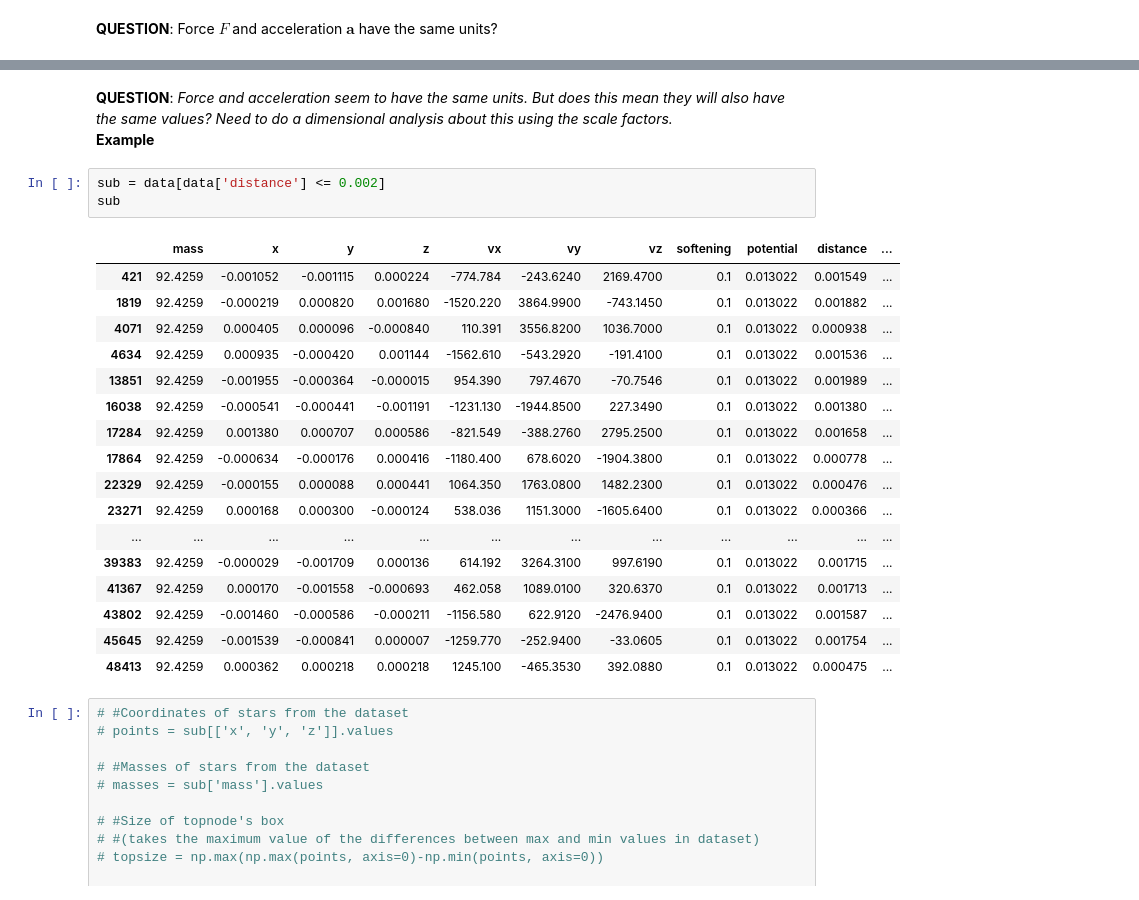
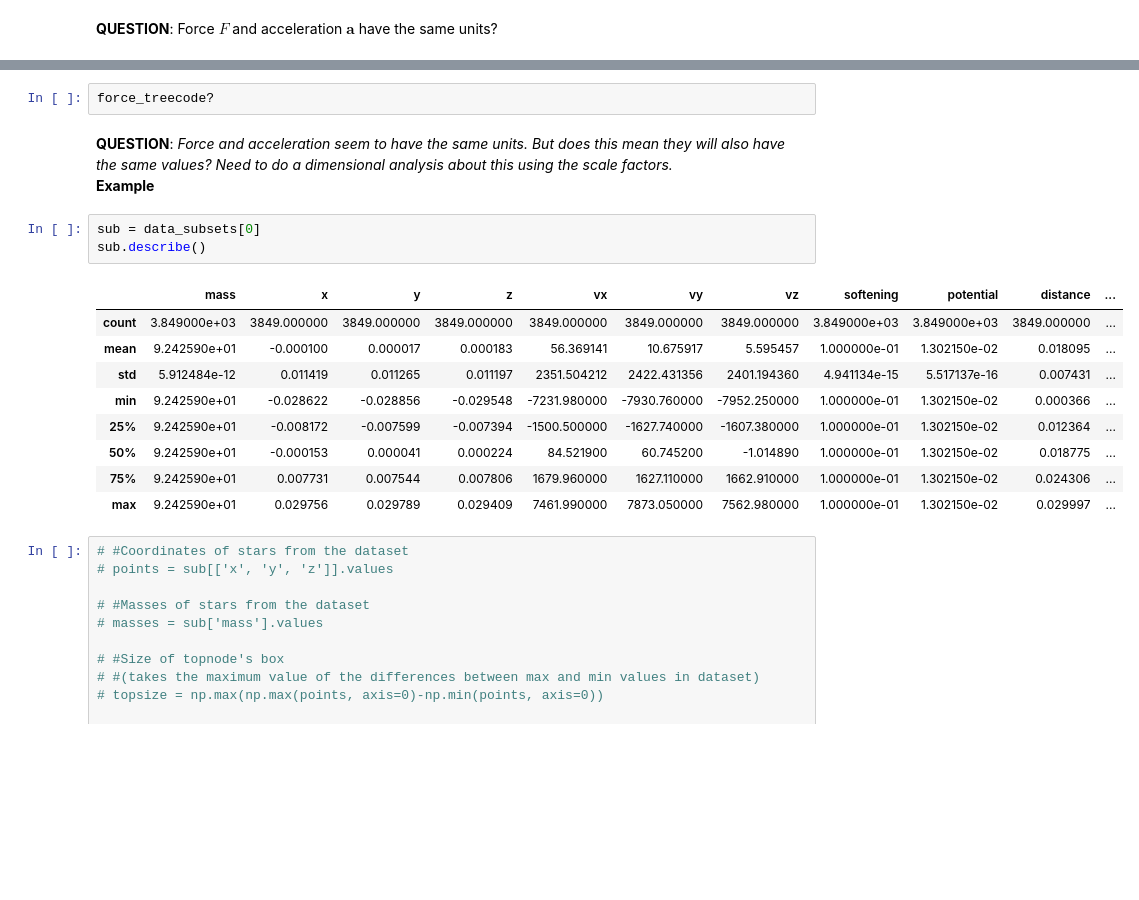
Before and after one commit to nshakm/comp_astro_n_body, a Jupyter notebook: AnshakMallik_N-BodyProject_ComputationalAstrophysics_HS23.ipynb, the cells around one changed output, grey strips where cells are left out. Cells and saved outputs as stored; diff of their text form; blank space fills up the shorter version.

```diff
--- a/AnshakMallik_N-BodyProject_ComputationalAstrophysics_HS23.ipynb
+++ b/AnshakMallik_N-BodyProject_ComputationalAstrophysics_HS23.ipynb
@@ -1344,27 +1372,21 @@ def force_treecode(dataset, ind, thetamax=0.7, G=1.0):
+# %%
+force_treecode?
 # %% [markdown]
 **QUESTION**: _Force and acceleration seem to have the same units. But does this mean they will also have the same values? Need to do a dimensional analysis about this using the scale factors._ <br>
 **Example**
 # %%
-sub = data[data['distance'] <= 0.002]
-sub
+sub = data_subsets[0]
+sub.describe()
 # %% [output]
 |  | mass | x | y | z | vx | vy | vz | softening | potential | distance | ... |
-| 421 | 92.4259 | -0.001052 | -0.001115 | 0.000224 | -774.784 | -243.6240 | 2169.4700 | 0.1 | 0.013022 | 0.001549 | ... |
-| 1819 | 92.4259 | -0.000219 | 0.000820 | 0.001680 | -1520.220 | 3864.9900 | -743.1450 | 0.1 | 0.013022 | 0.001882 | ... |
-| 4071 | 92.4259 | 0.000405 | 0.000096 | -0.000840 | 110.391 | 3556.8200 | 1036.7000 | 0.1 | 0.013022 | 0.000938 | ... |
-| 4634 | 92.4259 | 0.000935 | -0.000420 | 0.001144 | -1562.610 | -543.2920 | -191.4100 | 0.1 | 0.013022 | 0.001536 | ... |
-| 13851 | 92.4259 | -0.001955 | -0.000364 | -0.000015 | 954.390 | 797.4670 | -70.7546 | 0.1 | 0.013022 | 0.001989 | ... |
-| 16038 | 92.4259 | -0.000541 | -0.000441 | -0.001191 | -1231.130 | -1944.8500 | 227.3490 | 0.1 | 0.013022 | 0.001380 | ... |
-| 17284 | 92.4259 | 0.001380 | 0.000707 | 0.000586 | -821.549 | -388.2760 | 2795.2500 | 0.1 | 0.013022 | 0.001658 | ... |
-| 17864 | 92.4259 | -0.000634 | -0.000176 | 0.000416 | -1180.400 | 678.6020 | -1904.3800 | 0.1 | 0.013022 | 0.000778 | ... |
-| 22329 | 92.4259 | -0.000155 | 0.000088 | 0.000441 | 1064.350 | 1763.0800 | 1482.2300 | 0.1 | 0.013022 | 0.000476 | ... |
-| 23271 | 92.4259 | 0.000168 | 0.000300 | -0.000124 | 538.036 | 1151.3000 | -1605.6400 | 0.1 | 0.013022 | 0.000366 | ... |
-| ... | ... | ... | ... | ... | ... | ... | ... | ... | ... | ... | ... |
-| 39383 | 92.4259 | -0.000029 | -0.001709 | 0.000136 | 614.192 | 3264.3100 | 997.6190 | 0.1 | 0.013022 | 0.001715 | ... |
-| 41367 | 92.4259 | 0.000170 | -0.001558 | -0.000693 | 462.058 | 1089.0100 | 320.6370 | 0.1 | 0.013022 | 0.001713 | ... |
-| 43802 | 92.4259 | -0.001460 | -0.000586 | -0.000211 | -1156.580 | 622.9120 | -2476.9400 | 0.1 | 0.013022 | 0.001587 | ... |
-| 45645 | 92.4259 | -0.001539 | -0.000841 | 0.000007 | -1259.770 | -252.9400 | -33.0605 | 0.1 | 0.013022 | 0.001754 | ... |
-| 48413 | 92.4259 | 0.000362 | 0.000218 | 0.000218 | 1245.100 | -465.3530 | 392.0880 | 0.1 | 0.013022 | 0.000475 | ... |
+| count | 3.849000e+03 | 3849.000000 | 3849.000000 | 3849.000000 | 3849.000000 | 3849.000000 | 3849.000000 | 3.849000e+03 | 3.849000e+03 | 3849.000000 | ... |
+| mean | 9.242590e+01 | -0.000100 | 0.000017 | 0.000183 | 56.369141 | 10.675917 | 5.595457 | 1.000000e-01 | 1.302150e-02 | 0.018095 | ... |
+| std | 5.912484e-12 | 0.011419 | 0.011265 | 0.011197 | 2351.504212 | 2422.431356 | 2401.194360 | 4.941134e-15 | 5.517137e-16 | 0.007431 | ... |
+| min | 9.242590e+01 | -0.028622 | -0.028856 | -0.029548 | -7231.980000 | -7930.760000 | -7952.250000 | 1.000000e-01 | 1.302150e-02 | 0.000366 | ... |
+| 25% | 9.242590e+01 | -0.008172 | -0.007599 | -0.007394 | -1500.500000 | -1627.740000 | -1607.380000 | 1.000000e-01 | 1.302150e-02 | 0.012364 | ... |
+| 50% | 9.242590e+01 | -0.000153 | 0.000041 | 0.000224 | 84.521900 | 60.745200 | -1.014890 | 1.000000e-01 | 1.302150e-02 | 0.018775 | ... |
+| 75% | 9.242590e+01 | 0.007731 | 0.007544 | 0.007806 | 1679.960000 | 1627.110000 | 1662.910000 | 1.000000e-01 | 1.302150e-02 | 0.024306 | ... |
+| max | 9.242590e+01 | 0.029756 | 0.029789 | 0.029409 | 7461.990000 | 7873.050000 | 7562.980000 | 1.000000e-01 | 1.302150e-02 | 0.029997 | ... |
 # %%
 # #Coordinates of stars from the dataset
 # points = sub[['x', 'y', 'z']].values
```
Also changed, not shown: parts of 107 cells of this notebook.
